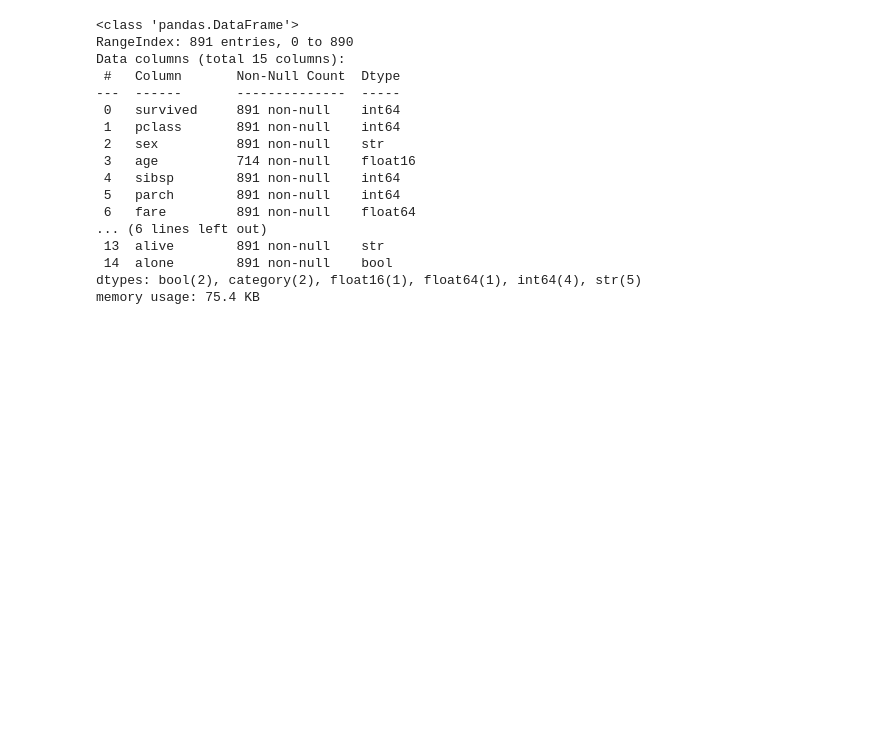
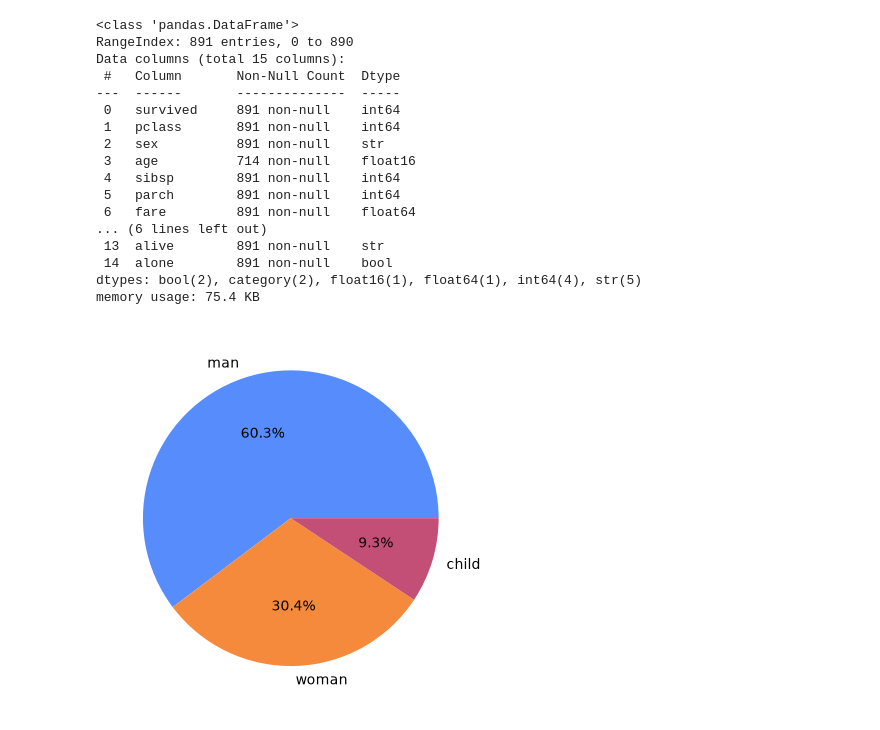
Before and after one commit to NazaninMontazeri/Data_Analysis_Exercises, a Jupyter notebook: data_02/titanic.ipynb, the cells around one changed output. Cells and saved outputs as stored; diff of their text form; code cells hidden in the pictures; blank space fills up the shorter version.

```diff
--- a/data_02/titanic.ipynb
+++ b/data_02/titanic.ipynb
@@ -248,3 +249,10 @@ Data columns (total 15 columns):
  14  alone        891 non-null    bool
 dtypes: bool(2), category(2), float16(1), float64(1), int64(4), str(5)
 memory usage: 75.4 KB
+# %%
+#Who
+df["who"].value_counts().plot.pie(autopct="%1.1f%%")
+
+plt.show()
+# %% [output]
+[figure, added]
```
Also changed, not shown: parts of 1 cell of this notebook.
